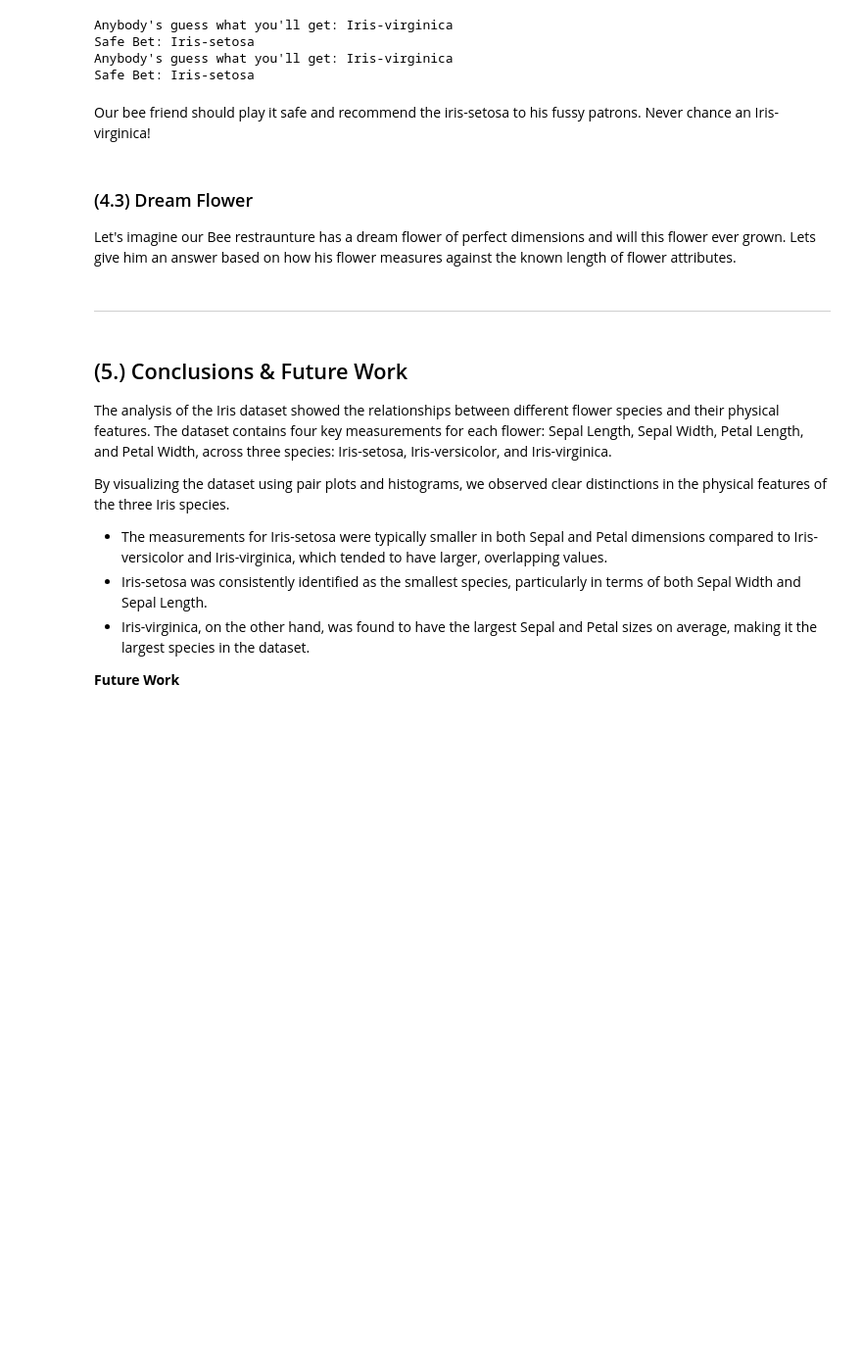
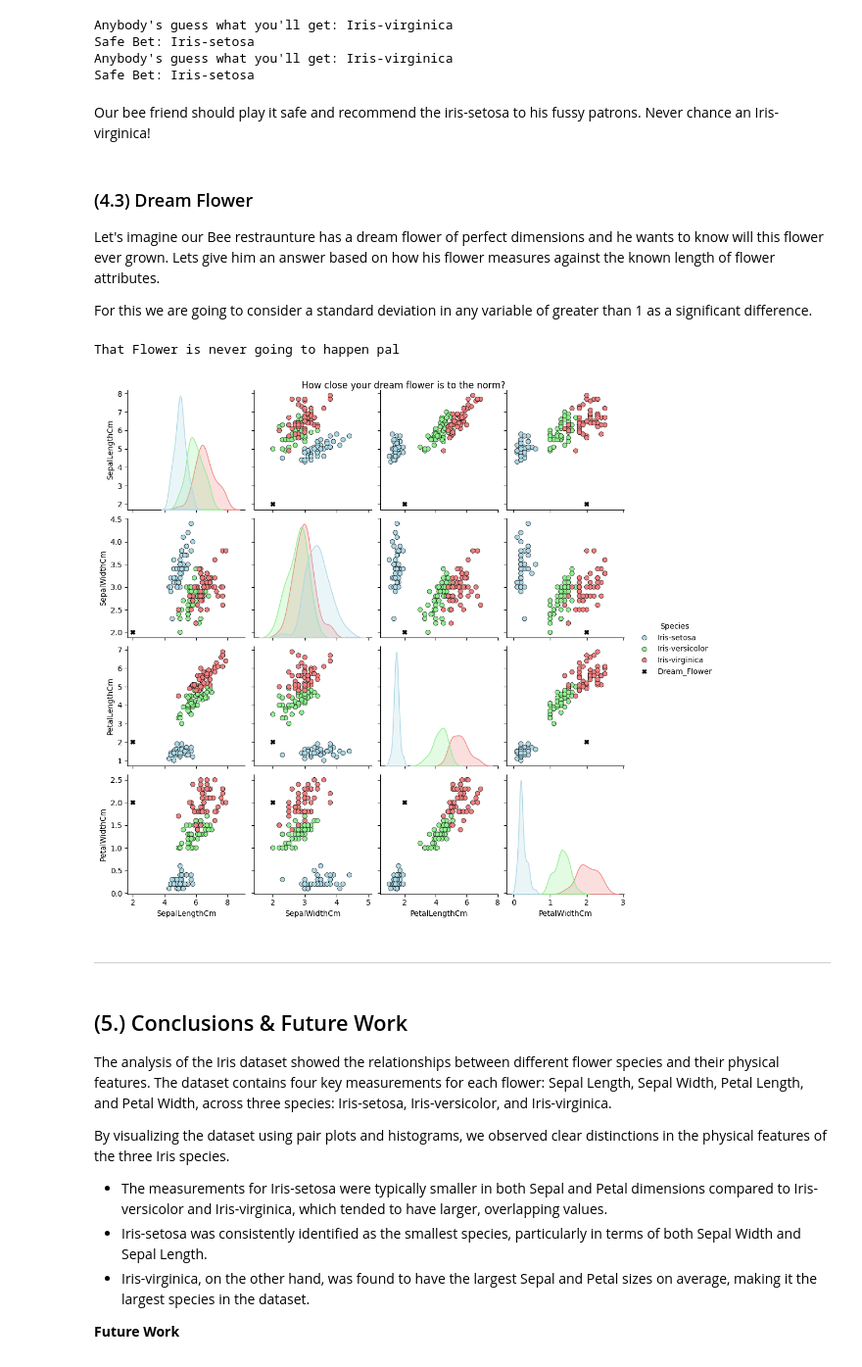
Before and after one commit to PectenMaximus/pands-project, a Jupyter notebook: FinalProject.ipynb, the cells around one changed output. Shown at 98% size. Cells and saved outputs as stored; diff of their text form; code cells hidden in the pictures; blank space fills up the shorter version.

Commit message:
Final Tidy Up
Corrected code after change to project folder names

```diff
--- a/FinalProject.ipynb
+++ b/FinalProject.ipynb
@@ -488,7 +488,9 @@ Our bee friend should play it safe and recommend the iris-setosa to his fussy pa
 # %% [markdown]
 ### (4.3) Dream Flower
 
-Let's imagine our Bee restraunture has a dream flower of perfect dimensions and will this flower ever grown. Lets give him an answer based on how his flower measures against the known length of flower attributes.
+Let's imagine our Bee restraunture has a dream flower of perfect dimensions and he wants to know will this flower ever grown. Lets give him an answer based on how his flower measures against the known length of flower attributes.
+
+For this we are going to consider a standard deviation in any variable of greater than 1 as a significant difference.
 # %%
 # Load the dataset
 df = pd.read_csv("IrisDataset.csv")
@@ -496,39 +498,42 @@ df = df.drop(columns=['Id'], errors='ignore')  # Drop 'Id' column if present
 
 # Ask the user for input
 sepal_width = float(input("Enter Sepal Width (cm): "))
 sepal_length = float(input("Enter Sepal Length (cm): "))
 petal_width = float(input("Enter Petal Width (cm): "))
 petal_length = float(input("Enter Petal Length (cm): "))
 
 # Create a DataFrame for the user's input
-user_input = pd.Series({'SepalLengthCm': sepal_length,'SepalWidthCm': sepal_width,'PetalLengthCm': petal_length,'PetalWidthCm': petal_width})
+Dream_Flower = pd.Series({'SepalLengthCm': sepal_length,'SepalWidthCm': sepal_width,'PetalLengthCm': petal_length,'PetalWidthCm': petal_width})
 
 # Compute mean values per species
 species_means = df.groupby('Species')[['SepalLengthCm', 'SepalWidthCm', 'PetalLengthCm', 'PetalWidthCm']].mean()
 
 # Calculate standard deviation of difference between user's input and each species mean
-std_devs = species_means.apply(lambda row: np.std(user_input.values - row.values), axis=1)
+std_devs = species_means.apply(lambda row: np.std(Dream_Flower.values - row.values), axis=1)
 
 # Find the smallest std deviation to the closest matching species
 min_std = std_devs.min()
 
 # Print outcome message
 if min_std > 1:
     print("That Flower is never going to happen pal")
 else:
     print("That Flower could happen")
 
 # Append user input to original dataset for visualization
-user_row = user_input.to_dict()
-user_row['Species'] = 'User Input'
+user_row = Dream_Flower.to_dict()
+user_row['Species'] = 'Dream_Flower'  # Assign a new species name for the user input
 df = pd.concat([df, pd.DataFrame([user_row])], ignore_index=True)
 
 # Plot using pairplot
-palette = {'Iris-setosa': 'lightblue','Iris-versicolor': 'lightgreen','Iris-virginica': 'lightcoral','Dream Flower': 'black'}
+palette = {'Iris-setosa': 'lightblue','Iris-versicolor': 'lightgreen','Iris-virginica': 'lightcoral','Dream_Flower': 'black'}
 
 sns.pairplot(df, hue='Species', palette=palette, plot_kws={'edgecolor': 'black'}, markers=["o", "o", "o", "X"])
-plt.suptitle("How close your dream flower is to the norm?",y = 1) # adjust value for y to move title up
+plt.suptitle("How close your dream flower is to the norm?",y = 1) # adjust value for y to move title label up
 plt.show()
+# %% [output]
+That Flower is never going to happen pal
+[figure, added]
 # %% [markdown]
 ------------------
 # %% [markdown]
```
Also changed, not shown: parts of 4 cells of this notebook, 1 other file.
